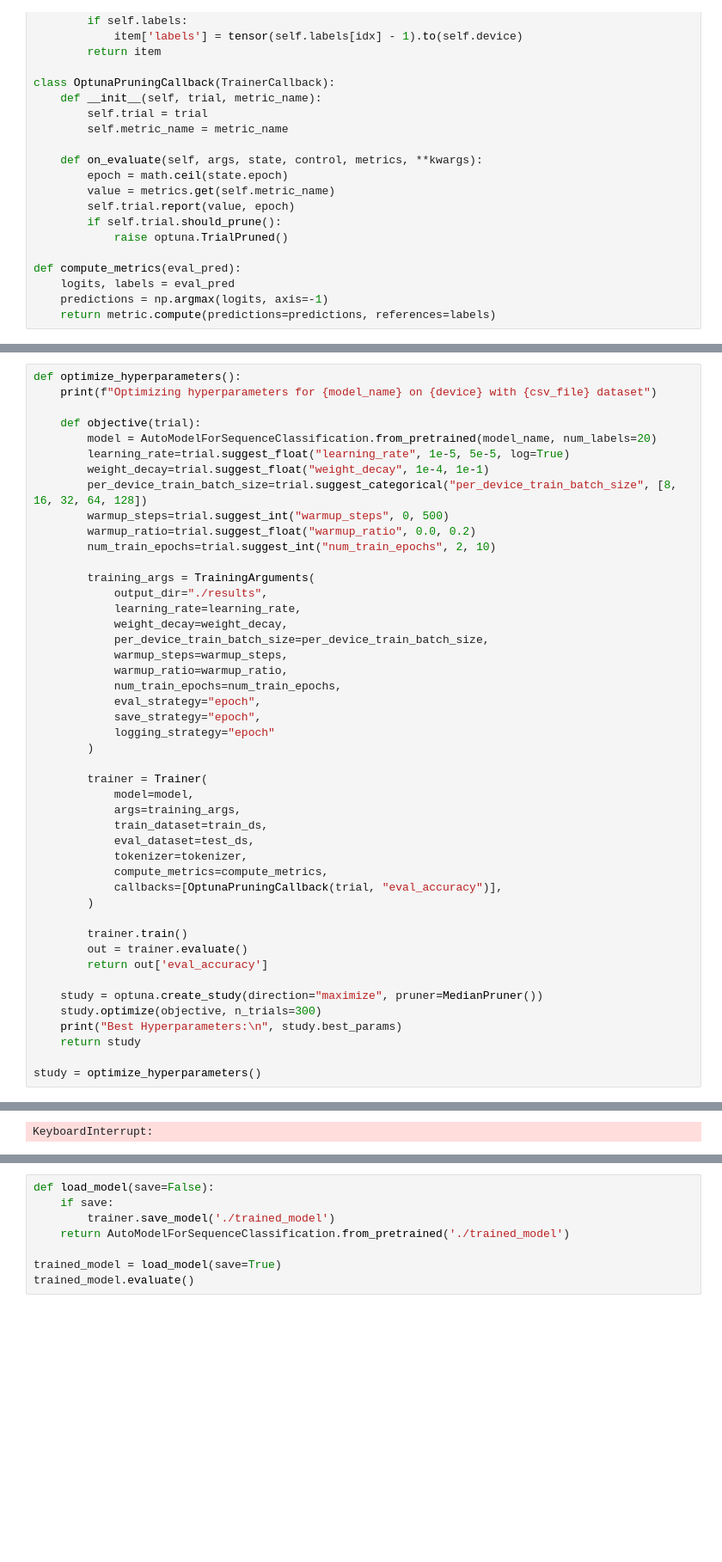
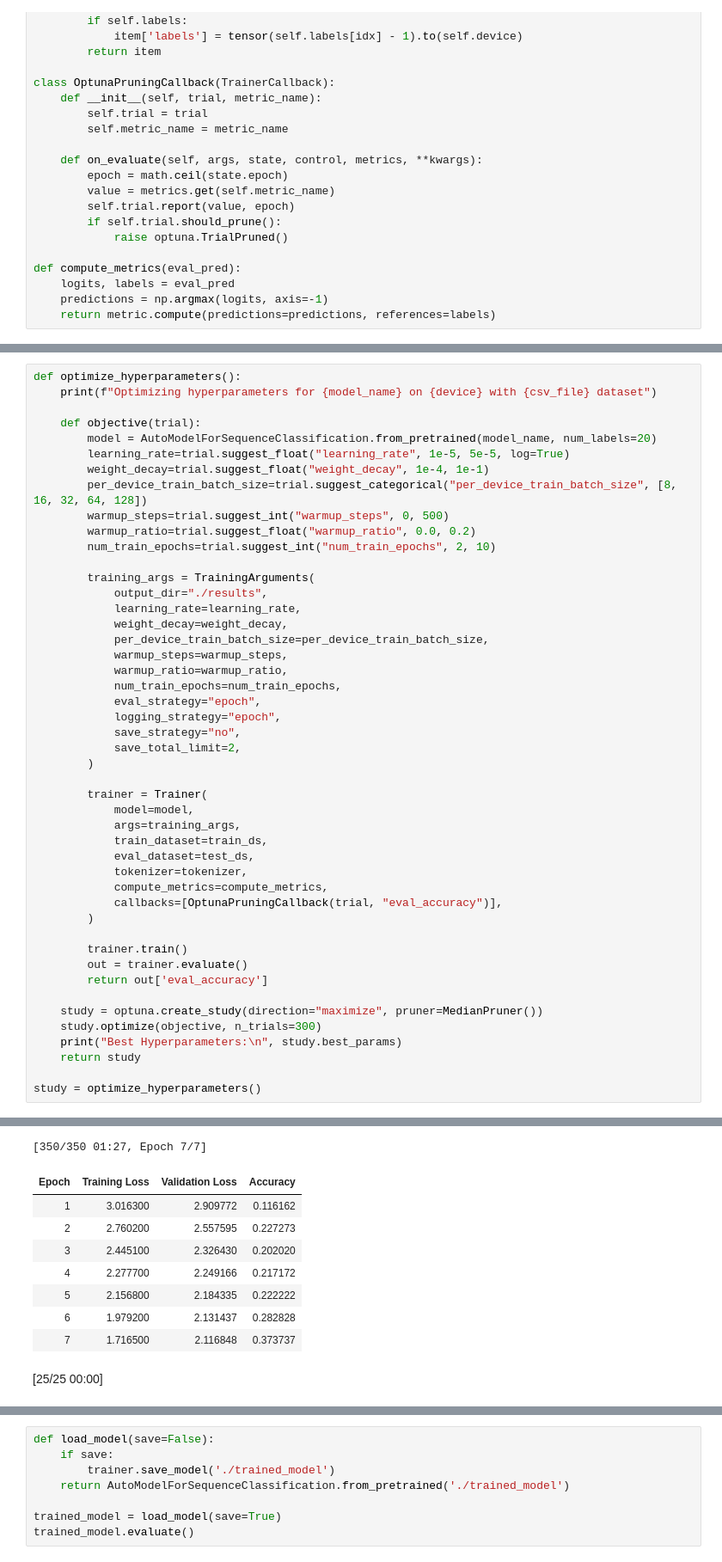
Before and after one commit to lioralt98/nlp_project, a Jupyter notebook: PROJECT.ipynb, the cells around one changed output, grey strips where cells are left out. Shown at 86% size. Saved outputs shown, nothing was run; the diff lists cells and outputs as text; blank space fills up the shorter version.

```diff
--- a/PROJECT.ipynb
+++ b/PROJECT.ipynb
@@ -104,8 +131,9 @@ def optimize_hyperparameters():
             warmup_ratio=warmup_ratio,
             num_train_epochs=num_train_epochs,
             eval_strategy="epoch",
-            save_strategy="epoch",
-            logging_strategy="epoch"
+            logging_strategy="epoch",
+            save_strategy="no",
+            save_total_limit=2,
         )
 
         trainer = Trainer(
@@ -151 +164,10 @@ KeyboardInterrupt
-KeyboardInterrupt:
+[350/350 01:27, Epoch 7/7]
+| Epoch | Training Loss | Validation Loss | Accuracy |
+| 1 | 3.016300 | 2.909772 | 0.116162 |
+| 2 | 2.760200 | 2.557595 | 0.227273 |
+| 3 | 2.445100 | 2.326430 | 0.202020 |
+| 4 | 2.277700 | 2.249166 | 0.217172 |
+| 5 | 2.156800 | 2.184335 | 0.222222 |
+| 6 | 1.979200 | 2.131437 | 0.282828 |
+| 7 | 1.716500 | 2.116848 | 0.373737 |
+[25/25 00:00]
```
Also changed, not shown: parts of 4 cells of this notebook.
